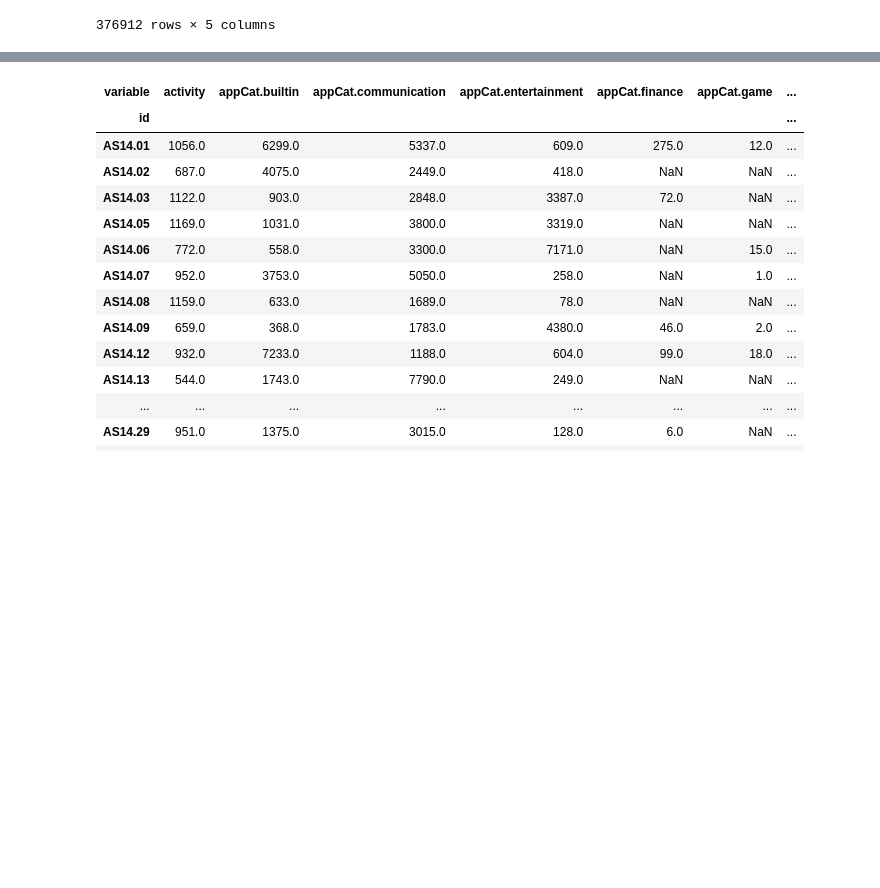
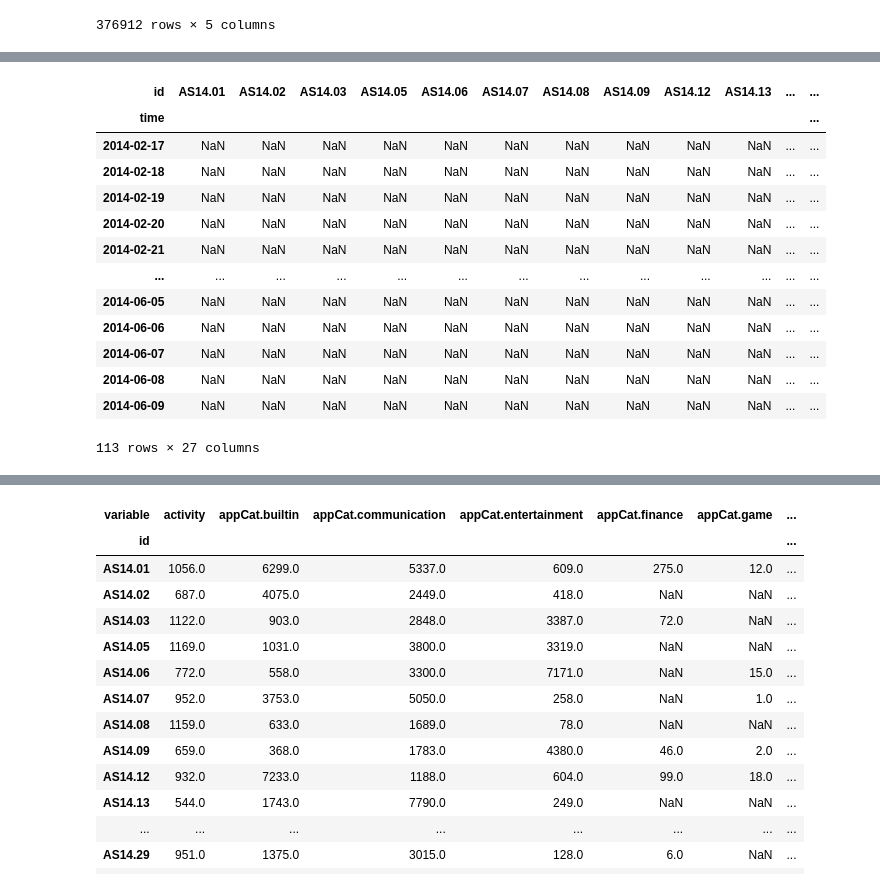
Before and after one commit to shreyaraghavendra/DTM_Group86, a Jupyter notebook: Assignment1/EDA_Shreya.ipynb, the cells around one changed output, grey strips where cells are left out. Saved outputs shown, nothing was run; the diff lists cells and outputs as text; code cells hidden in the pictures; blank space fills up the shorter version.

```diff
--- a/Assignment1/EDA_Shreya.ipynb
+++ b/Assignment1/EDA_Shreya.ipynb
@@ -24,0 +57,19 @@ df
+# %%
+df_reset = averaged_df.reset_index()
+heatmap_df = df_reset.pivot(index='time', columns='id', values='mood')
+heatmap_df
+# %% [output]
+| id | AS14.01 | AS14.02 | AS14.03 | AS14.05 | AS14.06 | AS14.07 | AS14.08 | AS14.09 | AS14.12 | AS14.13 | ... | ... |
+| time |  |  |  |  |  |  |  |  |  |  |  | ... |
+| 2014-02-17 | NaN | NaN | NaN | NaN | NaN | NaN | NaN | NaN | NaN | NaN | ... | ... |
+| 2014-02-18 | NaN | NaN | NaN | NaN | NaN | NaN | NaN | NaN | NaN | NaN | ... | ... |
+| 2014-02-19 | NaN | NaN | NaN | NaN | NaN | NaN | NaN | NaN | NaN | NaN | ... | ... |
+| 2014-02-20 | NaN | NaN | NaN | NaN | NaN | NaN | NaN | NaN | NaN | NaN | ... | ... |
+| 2014-02-21 | NaN | NaN | NaN | NaN | NaN | NaN | NaN | NaN | NaN | NaN | ... | ... |
+| ... | ... | ... | ... | ... | ... | ... | ... | ... | ... | ... | ... | ... |
+| 2014-06-05 | NaN | NaN | NaN | NaN | NaN | NaN | NaN | NaN | NaN | NaN | ... | ... |
+| 2014-06-06 | NaN | NaN | NaN | NaN | NaN | NaN | NaN | NaN | NaN | NaN | ... | ... |
+| 2014-06-07 | NaN | NaN | NaN | NaN | NaN | NaN | NaN | NaN | NaN | NaN | ... | ... |
+| 2014-06-08 | NaN | NaN | NaN | NaN | NaN | NaN | NaN | NaN | NaN | NaN | ... | ... |
+| 2014-06-09 | NaN | NaN | NaN | NaN | NaN | NaN | NaN | NaN | NaN | NaN | ... | ... |
+113 rows × 27 columns
```
Also changed, not shown: parts of 4 cells of this notebook.
